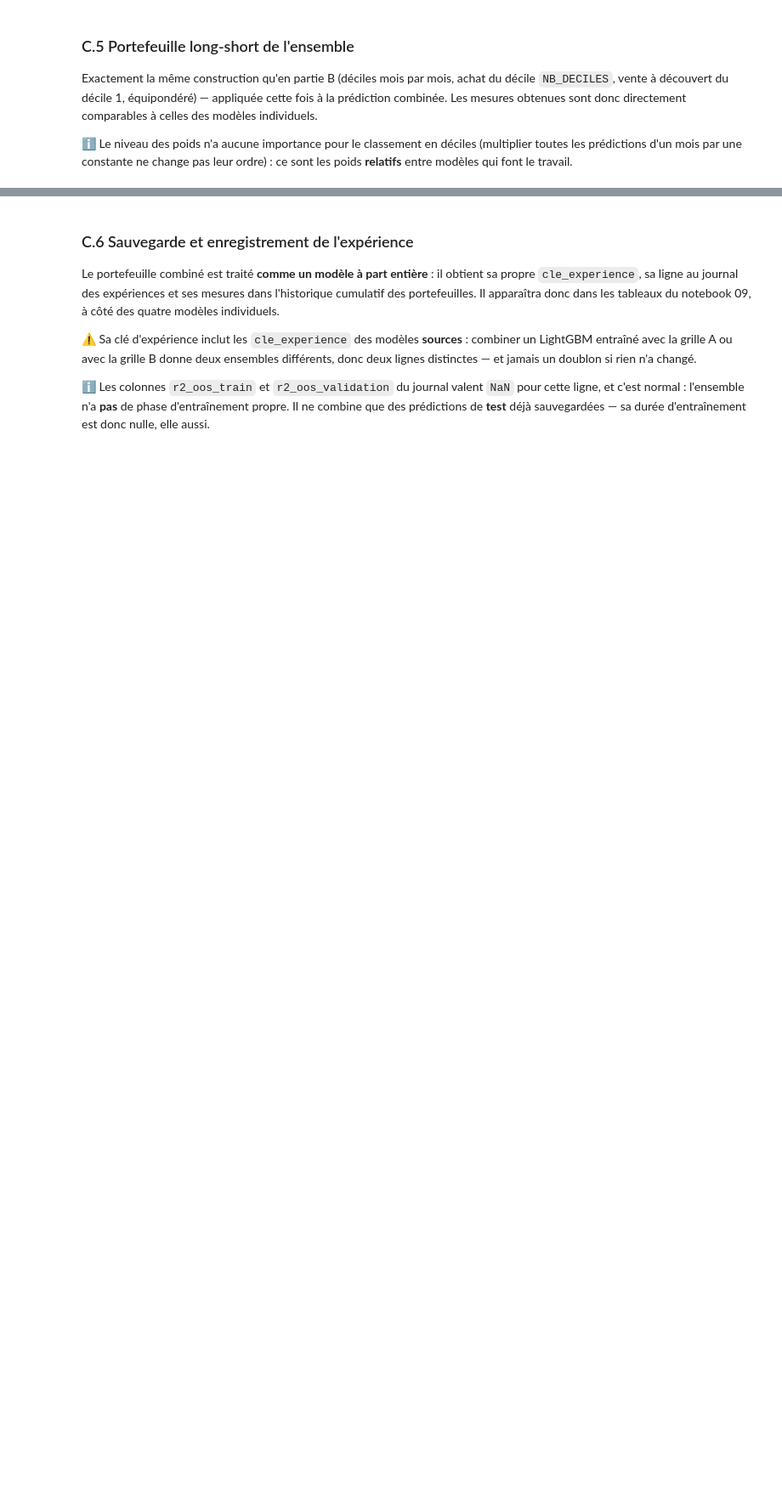
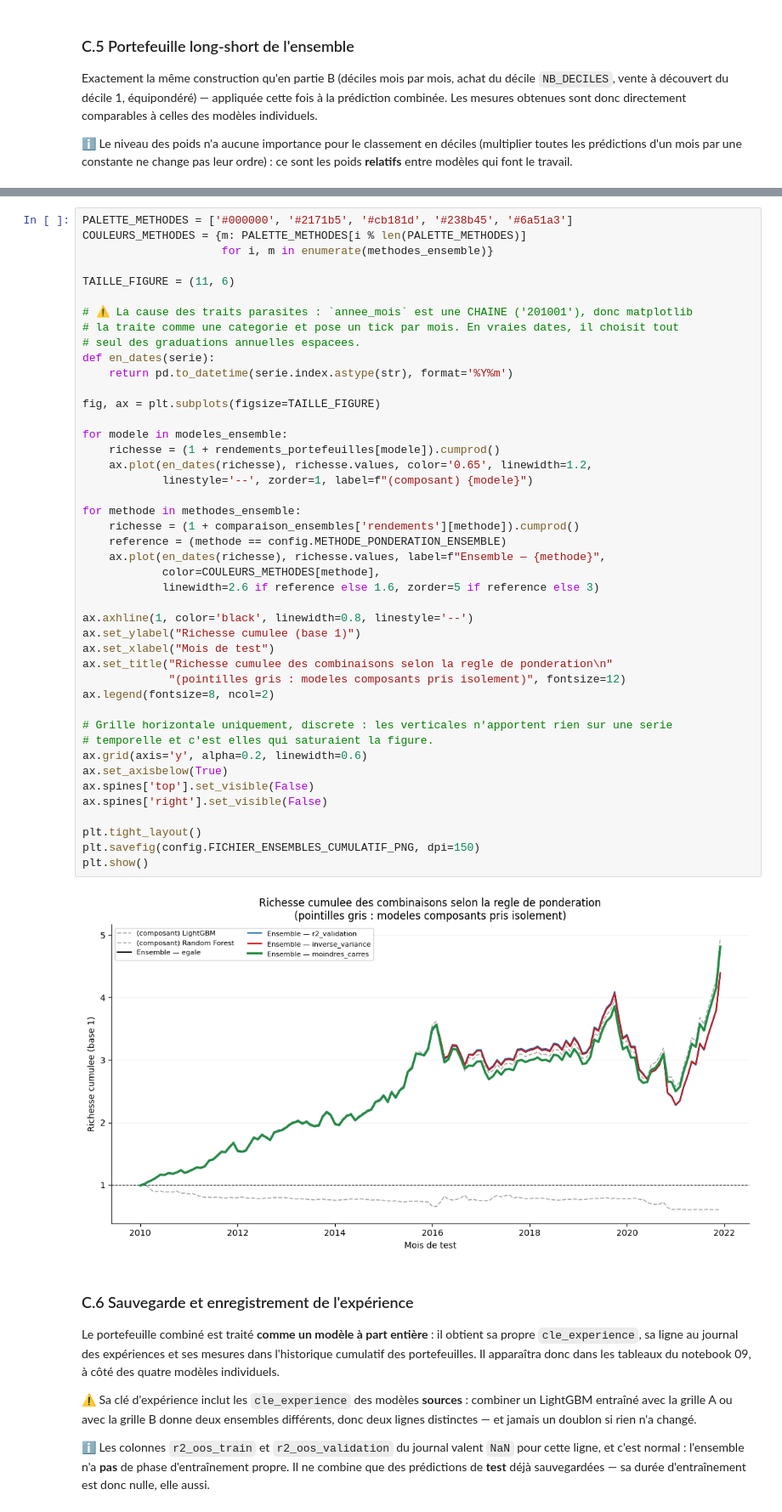
Before and after one commit to AlessioNo/Memoire, a Jupyter notebook: notebooks/08_evaluation_portefeuilles.ipynb, the cells around one changed output, grey strips where cells are left out. Shown at 85% size. Saved outputs shown, nothing was run; the diff lists cells and outputs as text; blank space fills up the shorter version.

```diff
--- a/notebooks/08_evaluation_portefeuilles.ipynb
+++ b/notebooks/08_evaluation_portefeuilles.ipynb
@@ -973,3 +1026,49 @@ plt.show()
+# %%
+PALETTE_METHODES = ['#000000', '#2171b5', '#cb181d', '#238b45', '#6a51a3']
+COULEURS_METHODES = {m: PALETTE_METHODES[i % len(PALETTE_METHODES)]
+                     for i, m in enumerate(methodes_ensemble)}
+
+TAILLE_FIGURE = (11, 6)
+
+# ⚠️ La cause des traits parasites : `annee_mois` est une CHAINE ('201001'), donc matplotlib
+# la traite comme une categorie et pose un tick par mois. En vraies dates, il choisit tout
+# seul des graduations annuelles espacees.
+def en_dates(serie):
+    return pd.to_datetime(serie.index.astype(str), format='%Y%m')
+
+fig, ax = plt.subplots(figsize=TAILLE_FIGURE)
+
+for modele in modeles_ensemble:
+    richesse = (1 + rendements_portefeuilles[modele]).cumprod()
+    ax.plot(en_dates(richesse), richesse.values, color='0.65', linewidth=1.2,
+            linestyle='--', zorder=1, label=f"(composant) {modele}")
+
+for methode in methodes_ensemble:
+    richesse = (1 + comparaison_ensembles['rendements'][methode]).cumprod()
+    reference = (methode == config.METHODE_PONDERATION_ENSEMBLE)
+    ax.plot(en_dates(richesse), richesse.values, label=f"Ensemble — {methode}",
+            color=COULEURS_METHODES[methode],
+            linewidth=2.6 if reference else 1.6, zorder=5 if reference else 3)
+
+ax.axhline(1, color='black', linewidth=0.8, linestyle='--')
+ax.set_ylabel("Richesse cumulee (base 1)")
+ax.set_xlabel("Mois de test")
+ax.set_title("Richesse cumulee des combinaisons selon la regle de ponderation\n"
+             "(pointilles gris : modeles composants pris isolement)", fontsize=12)
+ax.legend(fontsize=8, ncol=2)
+
+# Grille horizontale uniquement, discrete : les verticales n'apportent rien sur une serie
+# temporelle et c'est elles qui saturaient la figure.
+ax.grid(axis='y', alpha=0.2, linewidth=0.6)
+ax.set_axisbelow(True)
+ax.spines['top'].set_visible(False)
+ax.spines['right'].set_visible(False)
+
+plt.tight_layout()
+plt.savefig(config.FICHIER_ENSEMBLES_CUMULATIF_PNG, dpi=150)
+plt.show()
+# %% [output]
+[figure, added]
 # %% [markdown]
 ### C.6 Sauvegarde et enregistrement de l'expérience
 
```
Also changed, not shown: parts of 47 cells of this notebook, 9 other files.
